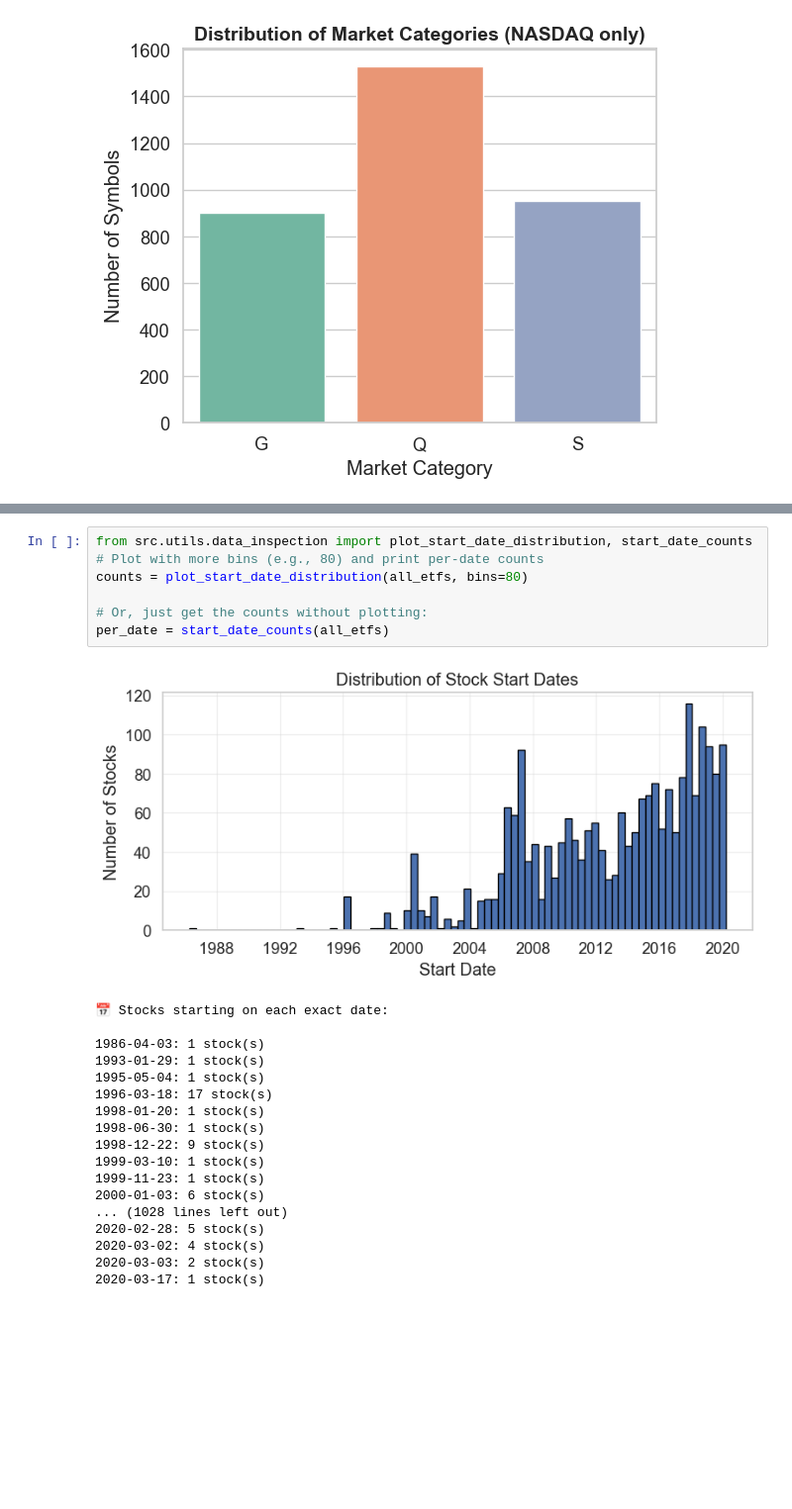
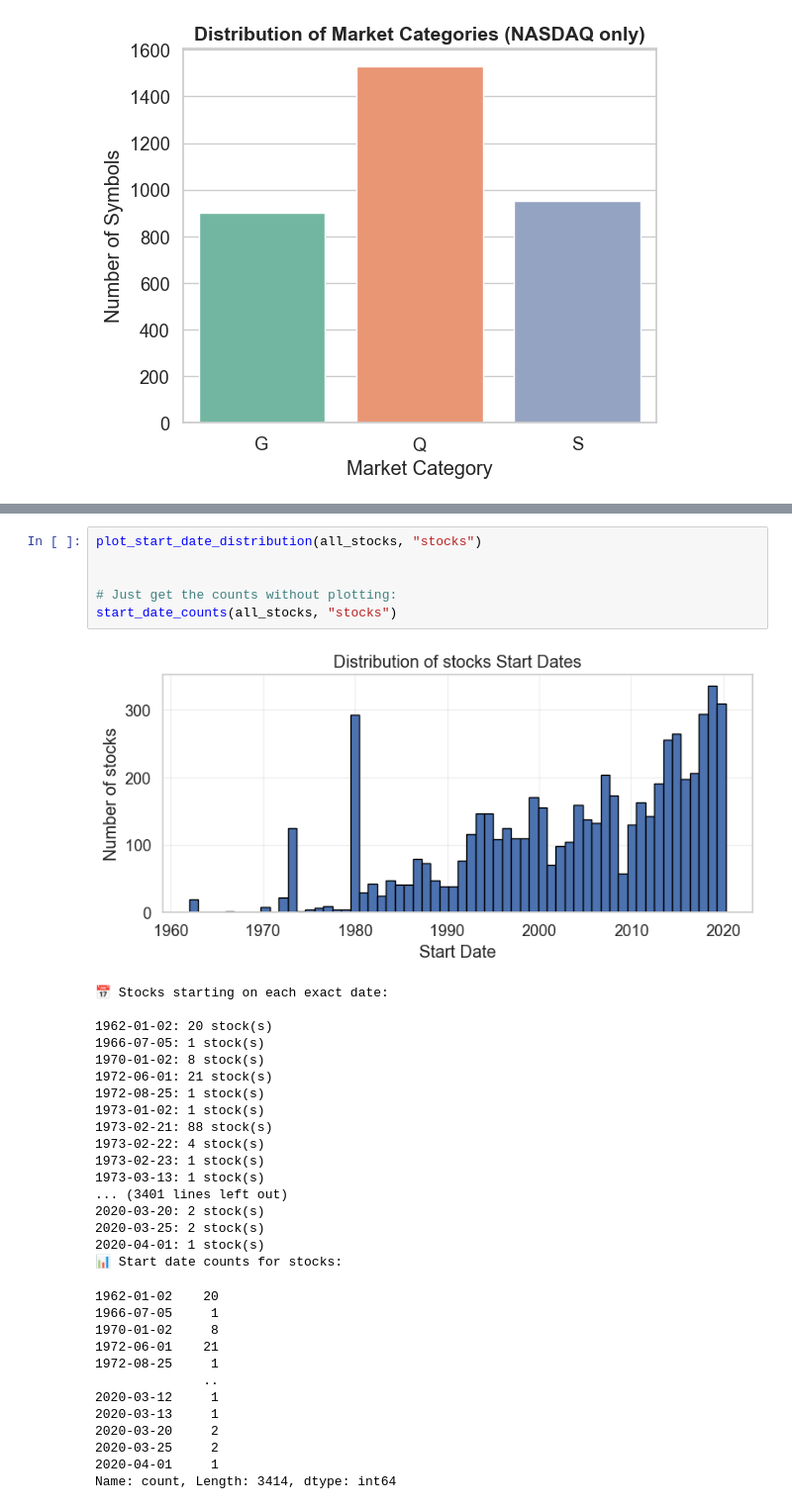
Before and after one commit to chedliabd/cross-exchange-asset-analysis, a Jupyter notebook: results.ipynb, the cells around one changed output, grey strips where cells are left out. Shown at 99% size. Cells and saved outputs as stored; diff of their text form; blank space fills up the shorter version.

```diff
--- a/results.ipynb
+++ b/results.ipynb
@@ -471,26 +415,37 @@ per_date = start_date_counts(all_stocks)
-# %%
-from src.utils.data_inspection import plot_start_date_distribution, start_date_counts
-# Plot with more bins (e.g., 80) and print per-date counts
-counts = plot_start_date_distribution(all_etfs, bins=80)
-
-# Or, just get the counts without plotting:
-per_date = start_date_counts(all_etfs)
-# %% [output]
-[figure, removed]
-📅 Stocks starting on each exact date:
-
-1986-04-03: 1 stock(s)
-1993-01-29: 1 stock(s)
-1995-05-04: 1 stock(s)
-1996-03-18: 17 stock(s)
-1998-01-20: 1 stock(s)
-1998-06-30: 1 stock(s)
-1998-12-22: 9 stock(s)
-1999-03-10: 1 stock(s)
-1999-11-23: 1 stock(s)
-2000-01-03: 6 stock(s)
-... (1028 lines left out)
-2020-02-28: 5 stock(s)
-2020-03-02: 4 stock(s)
-2020-03-03: 2 stock(s)
-2020-03-17: 1 stock(s)
+# %%
+plot_start_date_distribution(all_stocks, "stocks")
+
+
+# Just get the counts without plotting:
+start_date_counts(all_stocks, "stocks")
+# %% [output]
+[figure, added]
+📅 Stocks starting on each exact date:
+
+1962-01-02: 20 stock(s)
+1966-07-05: 1 stock(s)
+1970-01-02: 8 stock(s)
+1972-06-01: 21 stock(s)
+1972-08-25: 1 stock(s)
+1973-01-02: 1 stock(s)
+1973-02-21: 88 stock(s)
+1973-02-22: 4 stock(s)
+1973-02-23: 1 stock(s)
+1973-03-13: 1 stock(s)
+... (3401 lines left out)
+2020-03-20: 2 stock(s)
+2020-03-25: 2 stock(s)
+2020-04-01: 1 stock(s)
+📊 Start date counts for stocks:
+1962-01-02    20
+1966-07-05     1
+1970-01-02     8
+1972-06-01    21
+1972-08-25     1
+              ..
+2020-03-12     1
+2020-03-13     1
+2020-03-20     2
+2020-03-25     2
+2020-04-01     1
+Name: count, Length: 3414, dtype: int64
```
Also changed, not shown: parts of 63 cells of this notebook, 5 other files.
